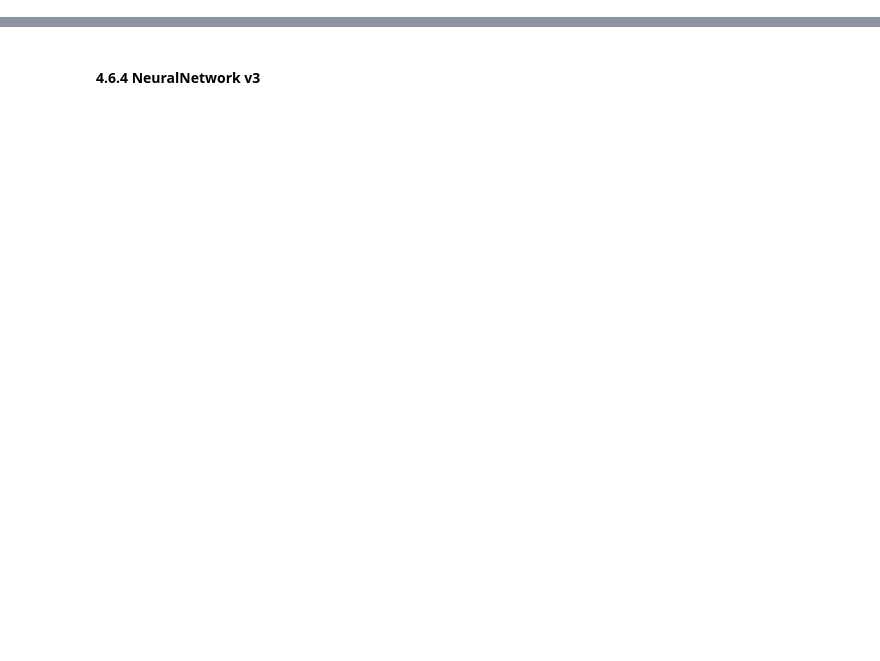
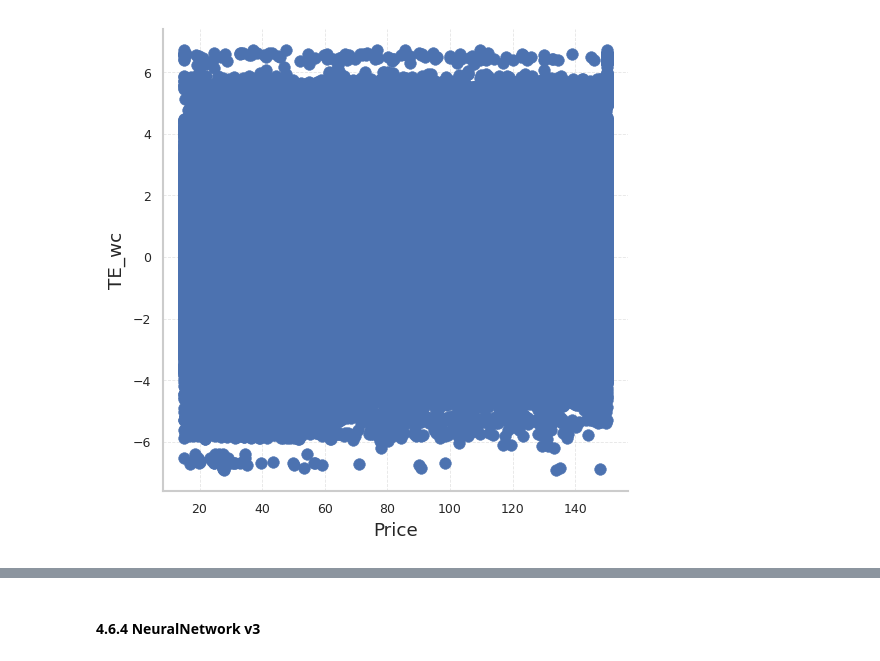
Before and after one commit to fabriziobasso/Colab_backup, a Jupyter notebook: File_08.ipynb, the cells around one changed output, grey strips where cells are left out. Saved outputs shown, nothing was run; the diff lists cells and outputs as text; code cells hidden in the pictures; blank space fills up the shorter version.

```diff
--- a/File_08.ipynb
+++ b/File_08.ipynb
@@ -1503,0 +339,16 @@ all_forecast_test.to_csv("all_forecast_test.csv")
+# %%
+df_train = pd.read_csv("/content/drive/MyDrive/Exercises/Studies_Structured_Data/Data/S5E2/X_enc_ext.csv",index_col=0)
+
+df_test = pd.read_csv("/content/drive/MyDrive/Exercises/Studies_Structured_Data/Data/S5E2/test_enc_ext.csv",index_col=0)
+
+# df_train_orig = pd.read_csv(
+#     '/content/drive/MyDrive/Exercises/Studies_Structured_Data/Data/S4E10/credit_risk_dataset.csv'
+# )
+
+df_subm = pd.read_csv("/content/drive/MyDrive/Exercises/Studies_Structured_Data/Data/S5E2/sample_submission.csv",index_col=0)
+
+# df_orig = pd.read_csv(
+#     "/content/drive/MyDrive/Exercises/Studies_Structured_Data/Data/S4E12/Insurance Premium Prediction Dataset.csv",
+#      parse_dates=['Policy Start Date'],
+#     #     index_col='id',
+# )
@@ -1503,0 +370,12 @@ all_forecast_test.to_csv("all_forecast_test.csv")
+# %%
+def plot_scatter(x="Price",y="TE_wc", df=df_train):
+
+  plt.figure(figsize=(5,5))
+  plt.scatter(df[x],df[y])
+  plt.xlabel(x)
+  plt.ylabel(y)
+  plt.show()
+# %%
+plot_scatter(x="Price",y="TE_wc")
+# %% [output]
+[figure, added]
```
Also changed, not shown: parts of 241 cells of this notebook.
